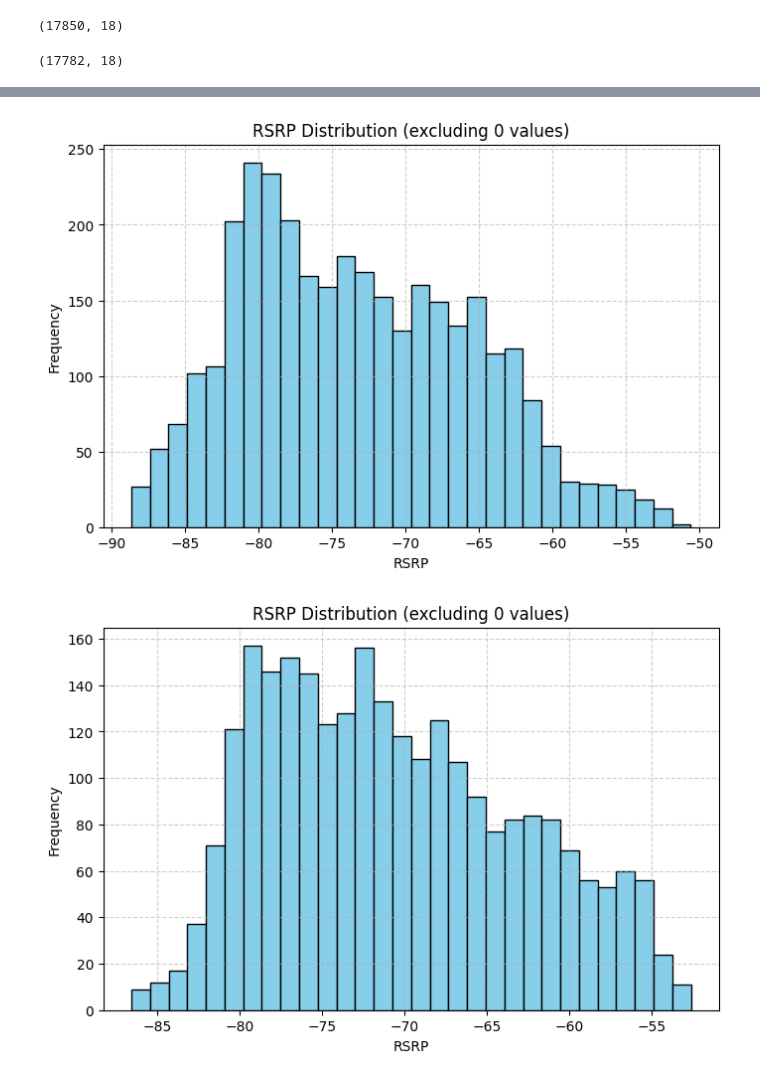
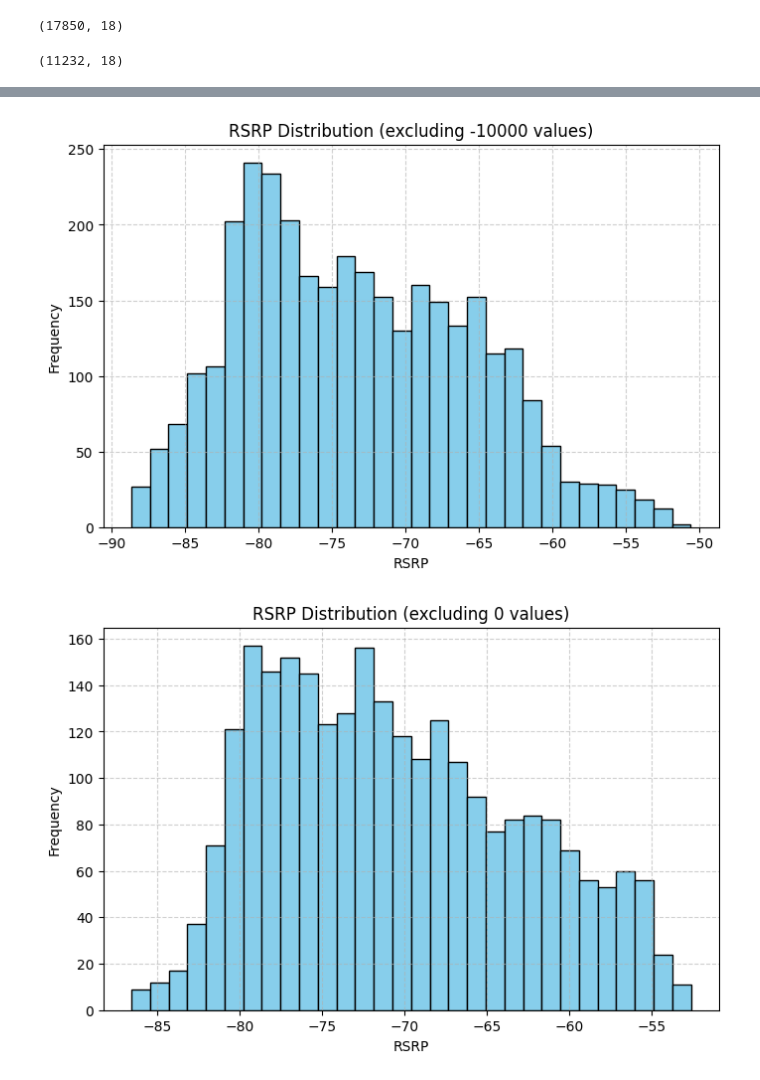
Before and after one commit to pabasara-samarakoon-4176/MDT_prediction, a Jupyter notebook: fyp_model_v5.ipynb, the cells around one changed output, grey strips where cells are left out. Drawn from its saved outputs; the diff is of its cells as text; code cells hidden in the pictures.

```diff
--- a/fyp_model_v5.ipynb
+++ b/fyp_model_v5.ipynb
@@ -66,7 +70,7 @@ import pandas as pd
 import warnings
 warnings.filterwarnings('ignore')
 # %%
-filename = '/content/drive/MyDrive/Final_year_project/datasets/synthetic_v6.csv'
+filename = '/content/drive/MyDrive/Final_year_project/datasets/synthetic_v6_scale_fixed.csv'
 df = pd.read_csv(filename)
 df.head()
 # %% [output]
@@ -125,10 +129,10 @@ df_171.shape
 # %% [output]
 (17850, 18)
 # %%
-df_6 = df[df['Cell_ID'] == 'Cell_6']
-df_6.shape
+df_144 = df[df['Cell_ID'] == 'Cell_144']
+df_144.shape
 # %% [output]
-(17782, 18)
+(11232, 18)
 # %%
 df_157.head()
 # %% [output]
@@ -141,18 +145,18 @@ df_157.head()
 # %%
 import matplotlib.pyplot as plt
 
 # Filter out rows where RSRP is 0
-df_157_filtered = df_157[df_157['RSRP'] != 0]
+df_157_filtered = df_157[df_157['RSRP'] != -10000.0]
 
 plt.figure(figsize=(8, 5))
 plt.hist(df_157_filtered['RSRP'], bins=30, color='skyblue', edgecolor='black')
-plt.title('RSRP Distribution (excluding 0 values)')
+plt.title('RSRP Distribution (excluding -10000 values)')
 plt.xlabel('RSRP')
 plt.ylabel('Frequency')
 plt.grid(True, linestyle='--', alpha=0.6)
 plt.show()
 # %% [output]
-[figure, old version]
+[figure, new version]
 # %%
 import matplotlib.pyplot as plt
 
```
Also changed, not shown: parts of 97 cells of this notebook.
